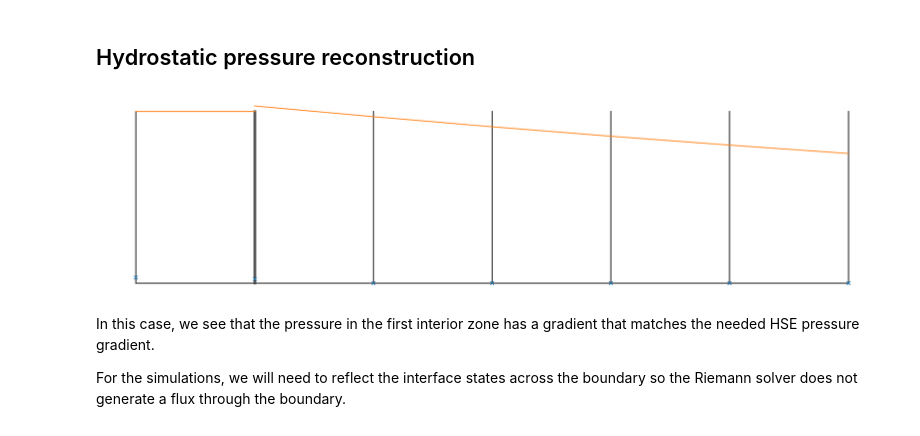
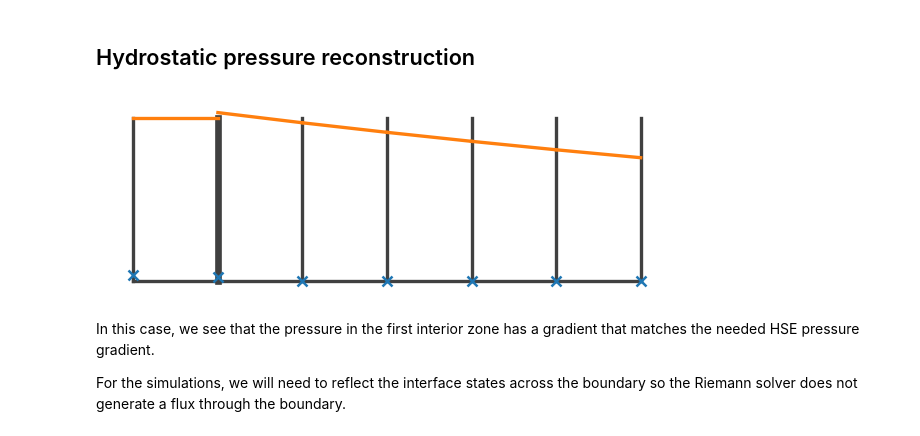
Before and after one commit to python-hydro/ppmpy, a Jupyter notebook: docs/hse-reconstruction.ipynb, the cells around one changed output. Drawn from its saved outputs; the diff is of its cells as text; code cells hidden in the pictures.

```diff
--- a/docs/hse-reconstruction.ipynb
+++ b/docs/hse-reconstruction.ipynb
@@ -52,10 +52,10 @@ e = Euler(nx, 0.5, init_cond=hse,
           use_hse_reconstruction=True,
           bc_left_type="reflect", bc_right_type="reflect", params=params)
 # %%
-gp2 = e.grid.draw(lo_index=3, hi_index=8, stretch=6)
+gp2 = e.grid.draw(lo_index=3, hi_index=8, stretch=2)
 e.draw_prim(gp2, e.v.qp)
 # %% [output]
-[figure, old version]
+[figure, new version]
 # %% [markdown]
 In this case, we see that the pressure in the first interior zone has a gradient that matches the needed HSE pressure gradient.
 
```
Also changed, not shown: parts of 1 cell of this notebook, 4 other files.
